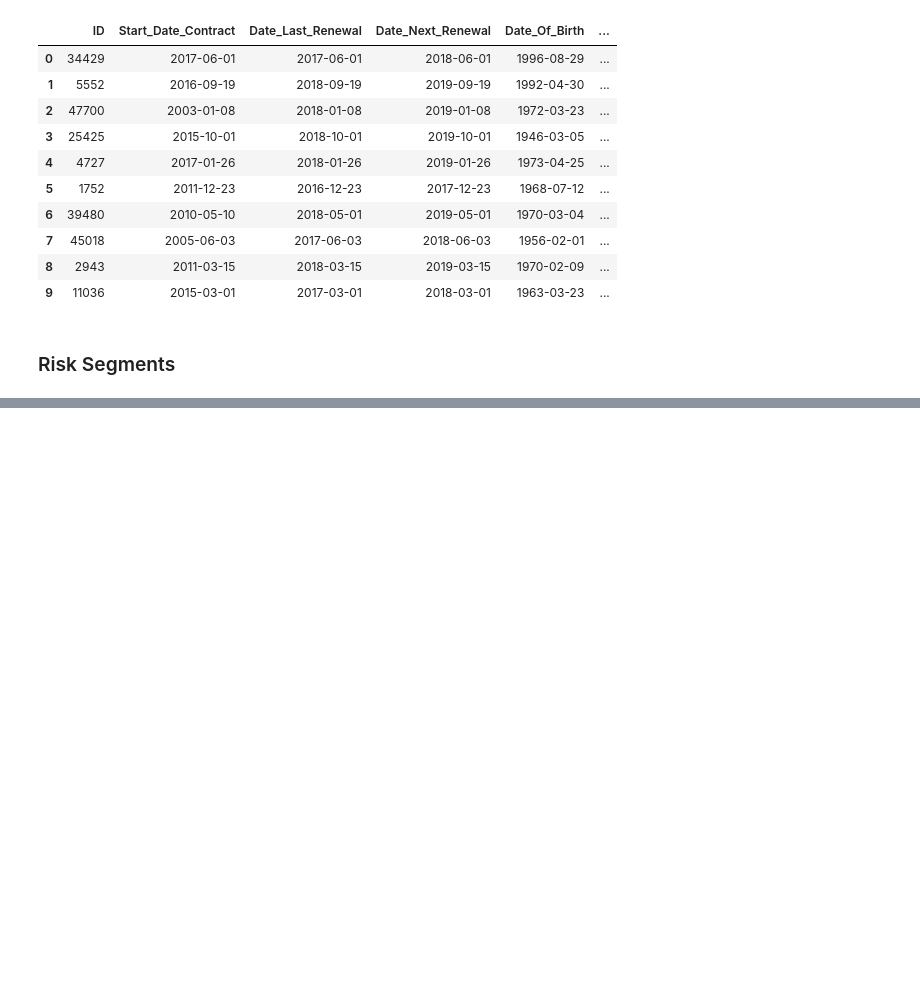
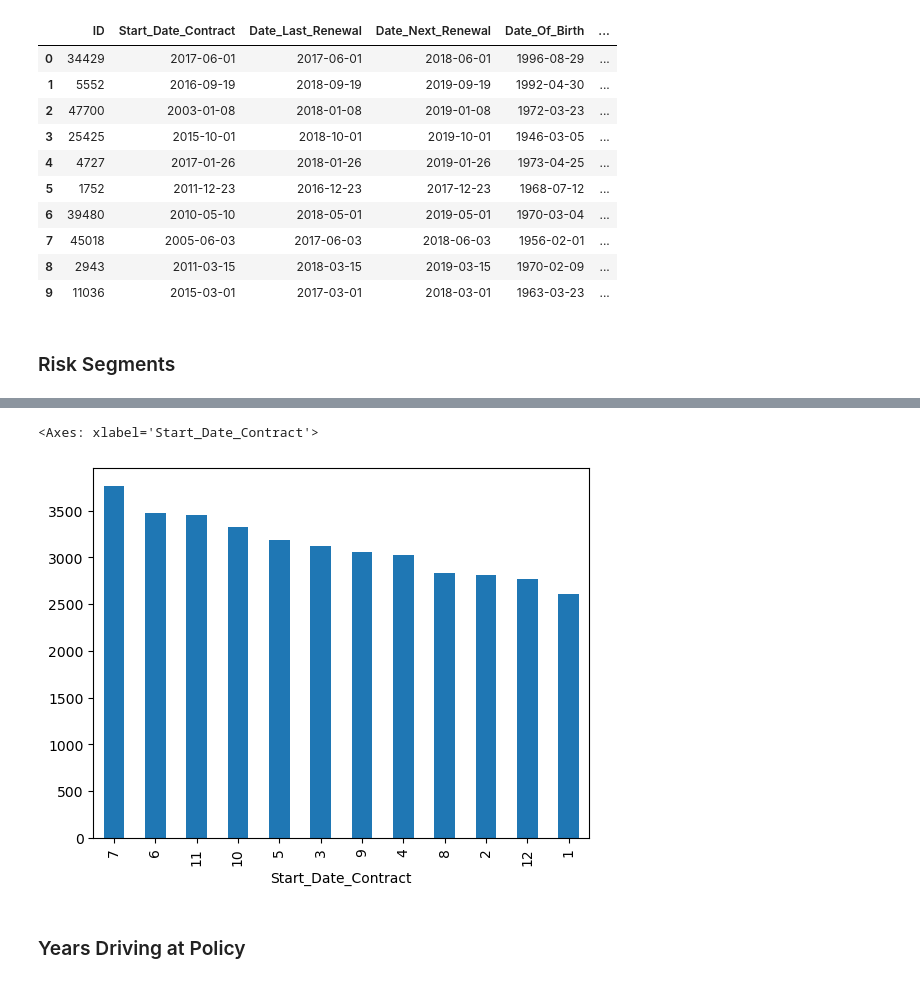
Before and after one commit to vivan-doshi/Insurance_claims, a Jupyter notebook: 02_Exploration_notebook/exploring.ipynb, the cells around one changed output, grey strips where cells are left out. Saved outputs shown, nothing was run; the diff lists cells and outputs as text; code cells hidden in the pictures; blank space fills up the shorter version.

```diff
--- a/02_Exploration_notebook/exploring.ipynb
+++ b/02_Exploration_notebook/exploring.ipynb
@@ -816,0 +833,7 @@ from sklearn.cluster import KMeans
+# %%
+insurance_data['Start_Date_Contract'].dt.month.value_counts().plot(kind='bar')
+# %% [output]
+<Axes: xlabel='Start_Date_Contract'>
+[figure, added]
+# %% [markdown]
+### Years Driving at Policy
```
Also changed, not shown: parts of 9 cells of this notebook.
